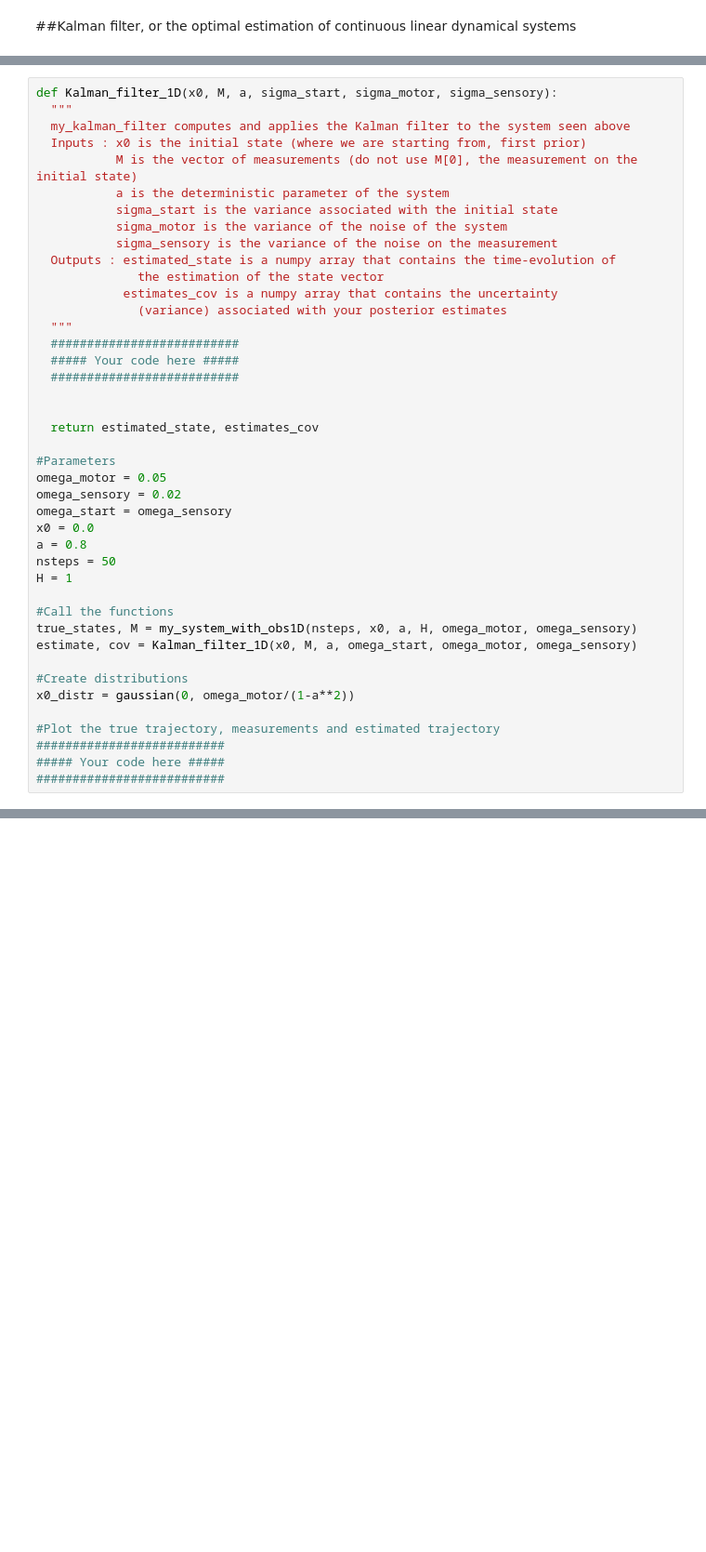
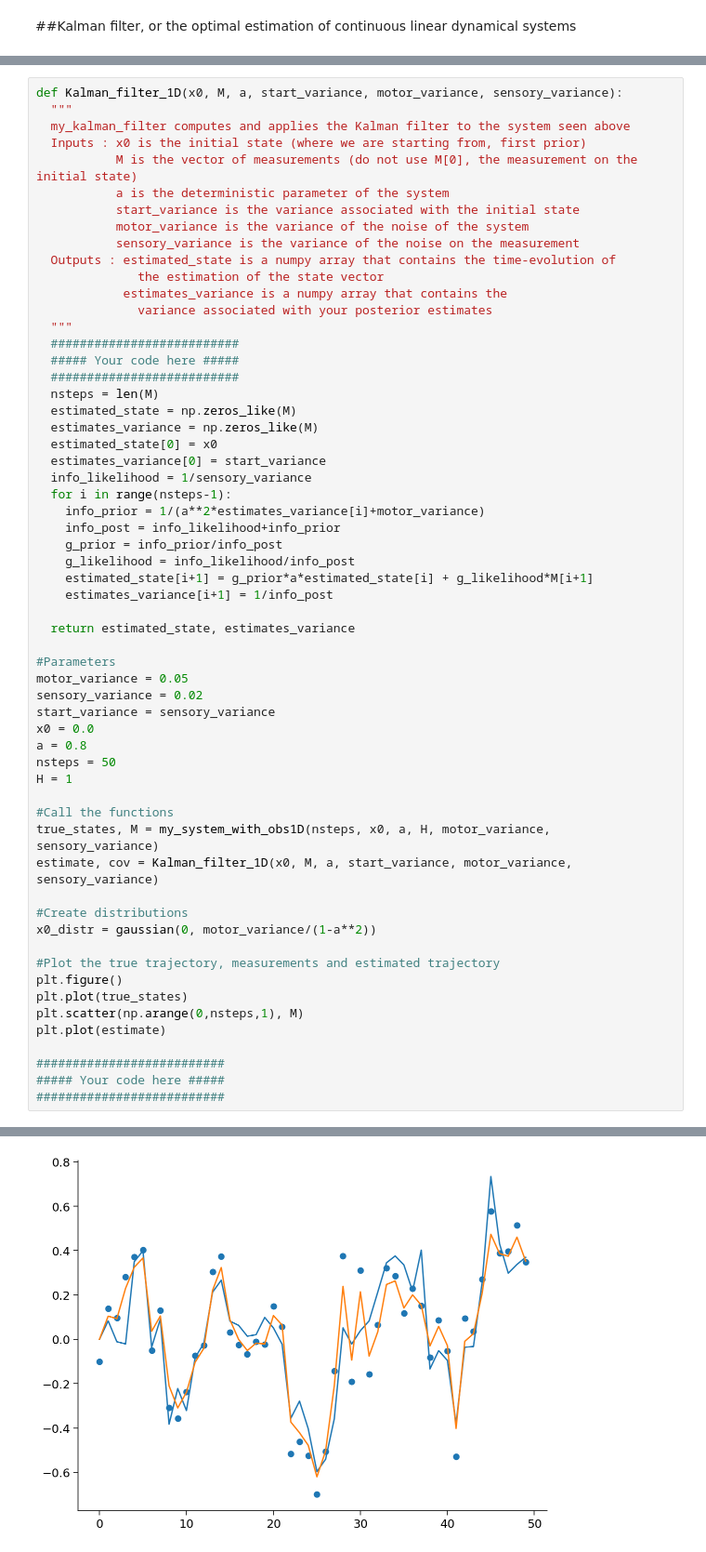
Before and after one commit to svandergoote/LGBIO2060-2022, a Jupyter notebook: LGBIO2060_TP5.ipynb, the cells around one changed output, grey strips where cells are left out. Shown: that part at 93% size. Drawn from its saved outputs; the diff is of its cells as text; blank space fills up the shorter version.

```diff
--- a/LGBIO2060_TP5.ipynb
+++ b/LGBIO2060_TP5.ipynb
@@ -447,44 +482,62 @@ To find the posterior mean, we calculate a weighted average of means from prior
 **Implementation detail:**
 Recall that the best estimate is the mean of the posterior distribution and the associated variance can be computed based on the information of the prior and the likelihood.
 # %%
-def Kalman_filter_1D(x0, M, a, sigma_start, sigma_motor, sigma_sensory):
+def Kalman_filter_1D(x0, M, a, start_variance, motor_variance, sensory_variance):
   """
   my_kalman_filter computes and applies the Kalman filter to the system seen above
   Inputs : x0 is the initial state (where we are starting from, first prior)
            M is the vector of measurements (do not use M[0], the measurement on the initial state)
            a is the deterministic parameter of the system
-           sigma_start is the variance associated with the initial state
-           sigma_motor is the variance of the noise of the system
-           sigma_sensory is the variance of the noise on the measurement
+           start_variance is the variance associated with the initial state
+           motor_variance is the variance of the noise of the system
+           sensory_variance is the variance of the noise on the measurement
   Outputs : estimated_state is a numpy array that contains the time-evolution of
               the estimation of the state vector
-            estimates_cov is a numpy array that contains the uncertainty
-              (variance) associated with your posterior estimates
+            estimates_variance is a numpy array that contains the
+              variance associated with your posterior estimates
   """
   ##########################
   ##### Your code here #####
   ##########################
+  nsteps = len(M)
+  estimated_state = np.zeros_like(M)
+  estimates_variance = np.zeros_like(M)
+  estimated_state[0] = x0
+  estimates_variance[0] = start_variance
+  info_likelihood = 1/sensory_variance
+  for i in range(nsteps-1):
+    info_prior = 1/(a**2*estimates_variance[i]+motor_variance)
+    info_post = info_likelihood+info_prior
+    g_prior = info_prior/info_post
+    g_likelihood = info_likelihood/info_post
+    estimated_state[i+1] = g_prior*a*estimated_state[i] + g_likelihood*M[i+1]
+    estimates_variance[i+1] = 1/info_post
 
-
-  return estimated_state, estimates_cov
+  return estimated_state, estimates_variance
 
 #Parameters
-omega_motor = 0.05
-omega_sensory = 0.02
-omega_start = omega_sensory
+motor_variance = 0.05
+sensory_variance = 0.02
+start_variance = sensory_variance
 x0 = 0.0
 a = 0.8
 nsteps = 50
 H = 1
 
 #Call the functions
-true_states, M = my_system_with_obs1D(nsteps, x0, a, H, omega_motor, omega_sensory)
-estimate, cov = Kalman_filter_1D(x0, M, a, omega_start, omega_motor, omega_sensory)
+true_states, M = my_system_with_obs1D(nsteps, x0, a, H, motor_variance, sensory_variance)
+estimate, cov = Kalman_filter_1D(x0, M, a, start_variance, motor_variance, sensory_variance)
 
 #Create distributions
-x0_distr = gaussian(0, omega_motor/(1-a**2))
+x0_distr = gaussian(0, motor_variance/(1-a**2))
 
 #Plot the true trajectory, measurements and estimated trajectory
+plt.figure()
+plt.plot(true_states)
+plt.scatter(np.arange(0,nsteps,1), M)
+plt.plot(estimate)
+
 ##########################
 ##### Your code here #####
 ##########################
+# %% [output]
@@ -491,3 +545,4 @@ x0_distr = gaussian(0, omega_motor/(1-a**2))
+[figure, added]
 # %% [markdown]
 *Example output:*
 
```
Also changed, not shown: parts of 5 cells of this notebook.
